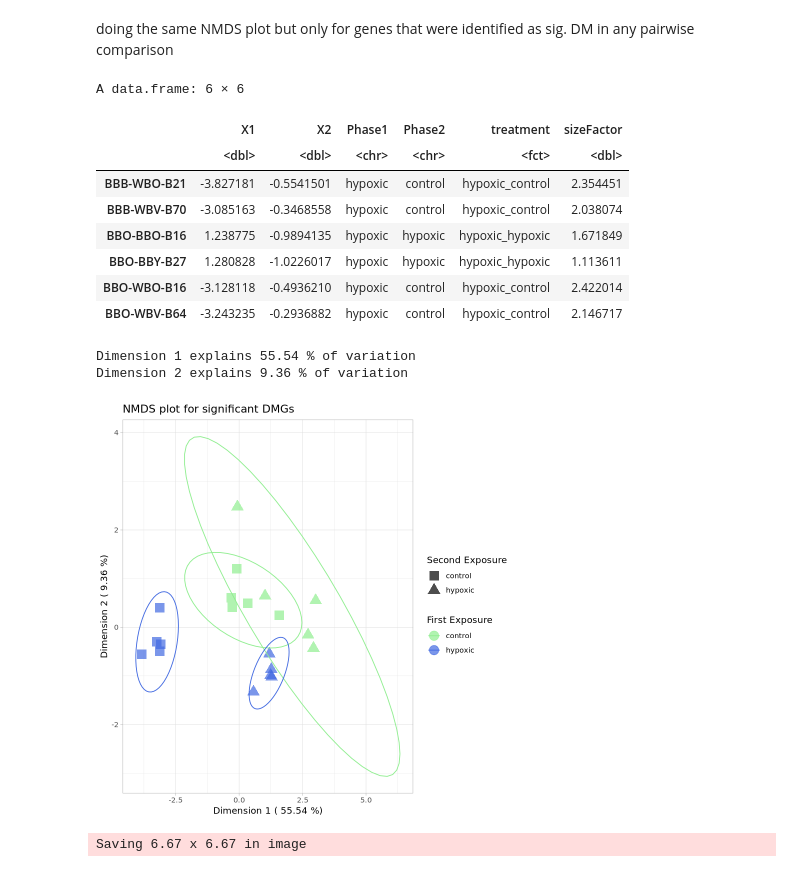
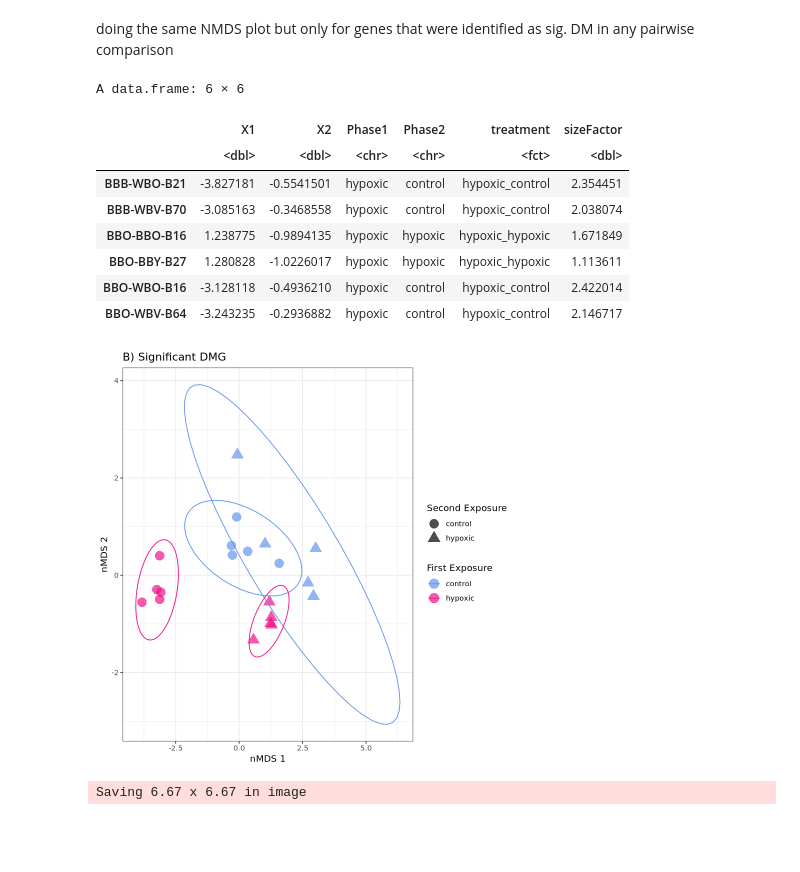
Before and after one commit to jgmcdonough/CE18_methylRAD_analysis, a Jupyter notebook: analysis/DMGs_analysis/DESeq_geneFeatureCounts.ipynb, the cells around one changed output. Drawn from its saved outputs; the diff is of its cells as text; code cells hidden in the pictures; blank space fills up the shorter version.

```diff
--- a/analysis/DMGs_analysis/DESeq_geneFeatureCounts.ipynb
+++ b/analysis/DMGs_analysis/DESeq_geneFeatureCounts.ipynb
@@ -744,34 +711,8 @@ as.matrix()
 
 # calculate MDS value from distance matrix
 mdsData <- data.frame(cmdscale(sample_dists))
-mds <- cbind(mdsData, as.data.frame(colData(vsd_sig))) # combine with sample data
-head(mds)
-
-# Calculate eigenvalues
-eigenvalues <- cmdscale(sample_dists, k = 2, eig = TRUE)$eig
-
-# Calculate percentage variation explained
-variation_explained <- (eigenvalues / sum(eigenvalues)) * 100
-
-# Print results
-cat("Dimension 1 explains", round(variation_explained[1], 2), "% of variation\n")
-cat("Dimension 2 explains", round(variation_explained[2], 2), "% of variation\n")
-
-# plot
-nmds_plot_sigOnly <- ggplot(mds, aes(X1, X2, shape = Phase2, col = Phase1)) +
-  geom_point(size = 5, alpha = 0.7) +
-scale_shape_manual(values = c(15, 17)) +
-#coord_cartesian(xlim=c(-20,20), ylim = c(-15,15)) +
-scale_color_manual(values = c('lightgreen','royalblue')) +
-labs(title = "NMDS plot for significant DMGs",
-     x = paste("Dimension 1 (", round(variation_explained[1], 2), "%)"),
-       y = paste("Dimension 2 (", round(variation_explained[2], 2), "%)"),
-     color = "First Exposure",
-     shape = "Second Exposure") +
-stat_ellipse() +
-theme_light()
-
-nmds_plot_sigOnly
+mds_sig <- cbind(mdsData, as.data.frame(colData(vsd_sig))) # combine with sample data
+head(mds_sig)
 # %% [output]
 A data.frame: 6 × 6
 |  | X1 | X2 | Phase1 | Phase2 | treatment | sizeFactor |
@@ -782,9 +723,24 @@ A data.frame: 6 × 6
 | BBO-BBY-B27 | 1.280828 | -1.0226017 | hypoxic | hypoxic | hypoxic_hypoxic | 1.113611 |
 | BBO-WBO-B16 | -3.128118 | -0.4936210 | hypoxic | control | hypoxic_control | 2.422014 |
 | BBO-WBV-B64 | -3.243235 | -0.2936882 | hypoxic | control | hypoxic_control | 2.146717 |
-Dimension 1 explains 55.54 % of variation
-Dimension 2 explains 9.36 % of variation
-[figure, removed]
+# %%
+# plot
+nmds_plot_sigOnly <- ggplot(mds_sig, aes(X1, X2, shape = Phase2, col = Phase1)) +
+  geom_point(size = 5, alpha = 0.7) +
+scale_shape_manual(values = c(16, 17)) +
+scale_color_manual(values=c('cornflowerblue', 'deeppink2')) +
+#coord_cartesian(xlim=c(-6,6), ylim = c(-4,4)) +
+labs(x = 'nMDS 1',
+       y = 'nMDS 2',
+     color = "First Exposure",
+     shape = "Second Exposure",
+    title = 'B) Significant DMG') +
+stat_ellipse() +
+theme_bw()
+
+nmds_plot_sigOnly
+# %% [output]
+[figure, added]
 # %%
 ggsave('/project/pi_sarah_gignouxwolfsohn_uml_edu/julia/CE_MethylRAD_analysis_2018/analysis/figures/nmds_plot_sigOnly.pdf', nmds_plot_sigOnly)
 # %% [output]
```
Also changed, not shown: parts of 5 cells of this notebook.
